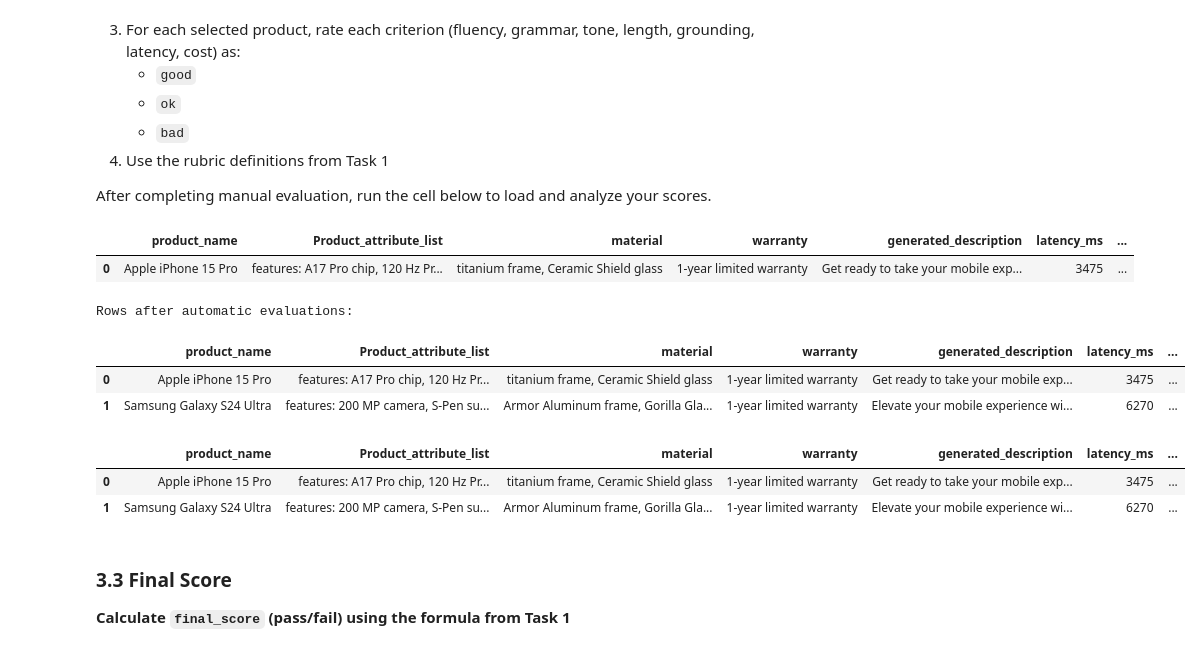
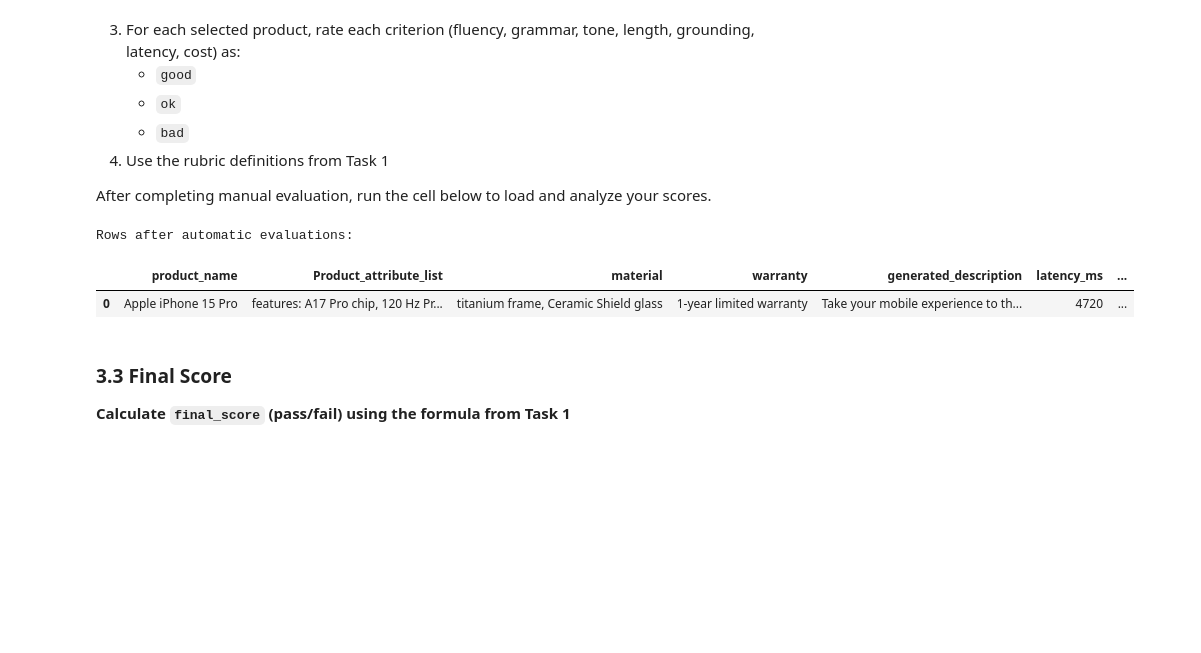
Before and after one commit to Nesher123/AI-Performance-Engineering-Course, a Jupyter notebook: assignment_01_solution.ipynb, the cells around one changed output. Cells and saved outputs as stored; diff of their text form; code cells hidden in the pictures; blank space fills up the shorter version.

```diff
--- a/assignment_01_solution.ipynb
+++ b/assignment_01_solution.ipynb
@@ -358,22 +403,26 @@ File exists, loading results
 # %%
-# Create results DataFrame
-results_df = pd.DataFrame(results)
+if not os.path.exists(OUTPUT_EXCEL_PATH):
+    print("File does not exist, running generation")
+    # Run generation for all products using the reusable helper
+    results_df = generate_descriptions_for_df(df, n_rows=None)
 
-# Add blank columns for evaluation criteria
-for criterion in EVALUATION_CRITERIA:
-    results_df[criterion] = ""
+    # Add blank columns for evaluation criteria
+    for criterion in EVALUATION_CRITERIA:
+        results_df[criterion] = ""
 
-results_df["final_score"] = ""
+    results_df["final_score"] = ""
 
-# Save to Excel
-results_df.to_excel(OUTPUT_EXCEL_PATH, index=False)
-print(f"Saved results to {OUTPUT_EXCEL_PATH}")
+    # Save to Excel
+    results_df.to_excel(OUTPUT_EXCEL_PATH, index=False)
+    print(f"Saved results to {OUTPUT_EXCEL_PATH}")
 
-# Display summary
-print(f"\nGenerated {len(results_df)} descriptions")
-print(f"Average latency: {results_df['latency_ms'].mean():.0f}ms")
-print(f"Average input tokens: {results_df['input_tokens'].mean():.0f}")
-print(f"Average output tokens: {results_df['output_tokens'].mean():.0f}")
-
-results_df.head(2)
+    # Display summary
+    print(f"\nGenerated {len(results_df)} descriptions")
+    print(f"Average latency: {results_df['latency_ms'].mean():.0f}ms")
+    print(f"Average input tokens: {results_df['input_tokens'].mean():.0f}")
+    print(f"Average output tokens: {results_df['output_tokens'].mean():.0f}")
+else:
+    print("File exists, loading results")
+    # Same shape as the generation branch (list of row dicts)
+    results = pd.read_excel(OUTPUT_EXCEL_PATH)
 # %% [output]
@@ -452,9 +514,6 @@ def get_model_pricing(model_name: str) -> tuple[float, float]:
 # Get pricing for the chosen model
 PRICE_PER_1K_INPUT_TOKENS, PRICE_PER_1K_OUTPUT_TOKENS = get_model_pricing(MODEL_NAME)
 
-# Load the Excel file
-results_df = pd.read_excel(OUTPUT_EXCEL_PATH)
-
 # Calculate cost (numeric; overwrites any placeholder in the cost column)
 results_df["cost_value"] = (
     results_df["input_tokens"] / 1000 * PRICE_PER_1K_INPUT_TOKENS
@@ -490,11 +549,6 @@ Total cost for 50 descriptions: $0.000514
 4. Use the rubric definitions from Task 1
 
 After completing manual evaluation, run the cell below to load and analyze your scores.
-# %%
-results_df.head(1)
-# %% [output]
-|  | product_name | Product_attribute_list | material | warranty | generated_description | latency_ms | ... |
-| 0 | Apple iPhone 15 Pro | features: A17 Pro chip, 120 Hz Pr... | titanium frame, Ceramic Shield glass | 1-year limited warranty | Get ready to take your mobile exp... | 3475 | ... |
 # %%
 def evaluate_automatic_criteria(df: pd.DataFrame, n_rows: int = None) -> pd.DataFrame:
     """
@@ -531,36 +585,35 @@ def evaluate_automatic_criteria(df: pd.DataFrame, n_rows: int = None) -> pd.Data
 
     df.loc[rows_to_eval.index, "cost"] = df.loc[rows_to_eval.index, "cost_value"].apply(
         lambda x: evaluate_cost(x) if isinstance(x, (int, float)) else x
     )
 
     return df
 
 
 # Evaluate first 15 rows and save
 automatic_eval_df = evaluate_automatic_criteria(results_df, n_rows=10).fillna("")[
     [
         "product_name",
         "Product_attribute_list",
         "material",
         "warranty",
         "generated_description",
         "latency_ms",
         "input_tokens",
         "output_tokens",
         "word_counts",
         "cost_value",
         *EVALUATION_CRITERIA,
         "final_score",
     ]
 ]
 
 print("\nRows after automatic evaluations:")
-automatic_eval_df.head(2)
+automatic_eval_df.head(1)
 # %% [output]
 Rows after automatic evaluations:
 |  | product_name | Product_attribute_list | material | warranty | generated_description | latency_ms | ... |
-| 0 | Apple iPhone 15 Pro | features: A17 Pro chip, 120 Hz Pr... | titanium frame, Ceramic Shield glass | 1-year limited warranty | Get ready to take your mobile exp... | 3475 | ... |
-| 1 | Samsung Galaxy S24 Ultra | features: 200 MP camera, S-Pen su... | Armor Aluminum frame, Gorilla Gla... | 1-year limited warranty | Elevate your mobile experience wi... | 6270 | ... |
+| 0 | Apple iPhone 15 Pro | features: A17 Pro chip, 120 Hz Pr... | titanium frame, Ceramic Shield glass | 1-year limited warranty | Take your mobile experience to th... | 4720 | ... |
 # %%
 # # One entry per product_name in automatic_eval_df (edit defaults / overrides after review).
 # _MANUAL_RATING_DEFAULTS: dict[str, str] = {
@@ -637,26 +690,18 @@ MANUAL_RATINGS_TEMP = {
     },
 }
 # %%
-# Merge the MANUAL_RATINGS_TEMP into automatic_eval_df
-for product_name, ratings in MANUAL_RATINGS_TEMP.items():
-    automatic_eval_df.loc[
-        automatic_eval_df["product_name"] == product_name, "fluency"
-    ] = ratings["fluency"]
-    automatic_eval_df.loc[
-        automatic_eval_df["product_name"] == product_name, "grammar"
-    ] = ratings["grammar"]
-    automatic_eval_df.loc[automatic_eval_df["product_name"] == product_name, "tone"] = (
-        ratings["tone"]
-    )
-    automatic_eval_df.loc[
-        automatic_eval_df["product_name"] == product_name, "grounding"
-    ] = ratings["grounding"]
+def merge_manual_ratings(df: pd.DataFrame, manual_ratings: dict) -> pd.DataFrame:
+    # Merge the manual_ratings dict into automatic_eval_df
+    for product_name, ratings in manual_ratings.items():
+        df.loc[df["product_name"] == product_name, "fluency"] = ratings["fluency"]
+        df.loc[df["product_name"] == product_name, "grammar"] = ratings["grammar"]
+        df.loc[df["product_name"] == product_name, "tone"] = ratings["tone"]
+        df.loc[df["product_name"] == product_name, "grounding"] = ratings["grounding"]
 
-automatic_eval_df.head(2)
+    return df
+
+
+automatic_eval_df = merge_manual_ratings(automatic_eval_df, MANUAL_RATINGS_TEMP)
-# %% [output]
-|  | product_name | Product_attribute_list | material | warranty | generated_description | latency_ms | ... |
-| 0 | Apple iPhone 15 Pro | features: A17 Pro chip, 120 Hz Pr... | titanium frame, Ceramic Shield glass | 1-year limited warranty | Get ready to take your mobile exp... | 3475 | ... |
-| 1 | Samsung Galaxy S24 Ultra | features: 200 MP camera, S-Pen su... | Armor Aluminum frame, Gorilla Gla... | 1-year limited warranty | Elevate your mobile experience wi... | 6270 | ... |
 # %% [markdown]
 ### 3.3 Final Score
 
```
Also changed, not shown: parts of 27 cells of this notebook, 3 other files.
